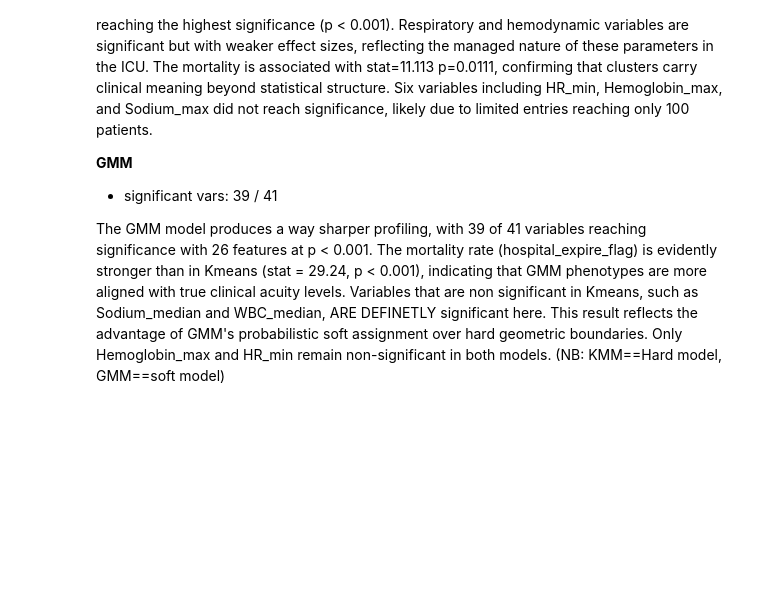
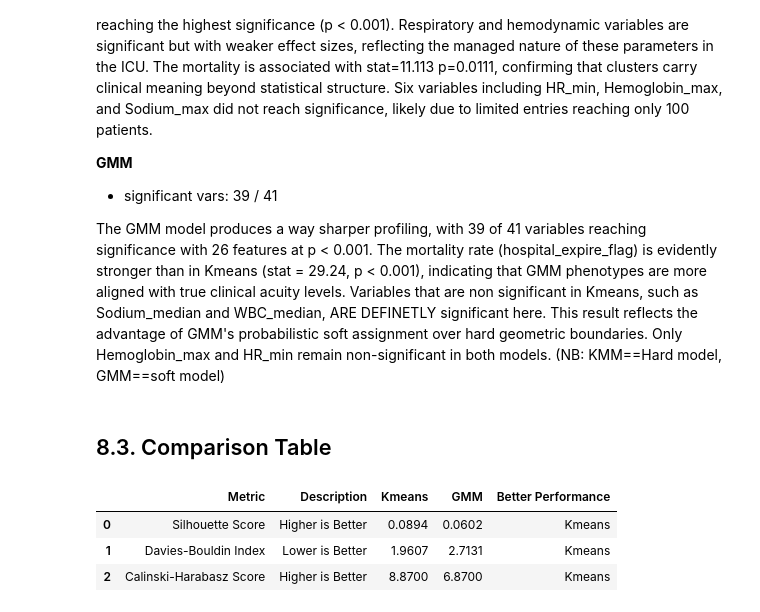
Before and after one commit to OnsHanafi/icu-acquity-phenotyping, a Jupyter notebook: ICUproject.ipynb, the cells around one changed output. Cells and saved outputs as stored; diff of their text form; code cells hidden in the pictures; blank space fills up the shorter version.

```diff
--- a/ICUproject.ipynb
+++ b/ICUproject.ipynb
@@ -1682,3 +1682,43 @@ The Kmeans model clustering shows strong differentiation across 35 of 41 variabl
 - significant vars: 39 / 41
 
 The GMM model produces a way sharper profiling, with 39 of 41 variables reaching significance with 26 features at p < 0.001. The mortality rate (hospital_expire_flag) is evidently stronger than in Kmeans (stat = 29.24, p < 0.001), indicating that GMM phenotypes are more aligned with true clinical acuity levels. Variables that are non significant in Kmeans, such as Sodium_median and WBC_median, ARE DEFINETLY significant here. This result reflects the advantage of GMM's probabilistic soft assignment over hard geometric boundaries. Only Hemoglobin_max and HR_min remain non-significant in both models. (NB: KMM==Hard model, GMM==soft model)
+# %% [markdown]
+## 8.3. Comparison Table
+# %%
+# --- 1. Internal Cluster Eval ---
+perf_T=performance_report.T
+# display(performance_report)
+internal_eval_df = pd.DataFrame({
+    "Metric" : ["Silhouette Score", "Davies-Bouldin Index", "Calinski-Harabasz Score"],
+    "Description" : ["Higher is Better", "Lower is Better", "Higher is Better"],
+    "Kmeans": [
+        float(perf_T.loc["Kmeans","Silhouette Score"]),
+        float(perf_T.loc["Kmeans","Davies-Bouldin Index"]),
+        float(perf_T.loc["Kmeans","Calinski-harabasz Score"])
+    ],
+    "GMM": [
+        float(perf_T.loc["GMM","Silhouette Score"]),
+        float(perf_T.loc["GMM","Davies-Bouldin Index"]),
+        float(perf_T.loc["GMM","Calinski-harabasz Score"])
+    ],
+
+})
+
+# determine model with better performance
+def determine_better_perf(row):
+    km=row["Kmeans"]
+    gmm=row["GMM"]
+    if "Higher is Better" in row["Description"]:
+        return "Kmeans" if km>gmm else "GMM" if km<gmm else "SAME PERF"
+    else:
+        return "Kmeans" if km<gmm else "GMM" if km>gmm else "SAME PERF"
+
+internal_eval_df["Better Performance"] = internal_eval_df.apply(determine_better_perf,axis=1)
+
+
+display(internal_eval_df)
+# %% [output]
+|  | Metric | Description | Kmeans | GMM | Better Performance |
+| 0 | Silhouette Score | Higher is Better | 0.0894 | 0.0602 | Kmeans |
+| 1 | Davies-Bouldin Index | Lower is Better | 1.9607 | 2.7131 | Kmeans |
+| 2 | Calinski-Harabasz Score | Higher is Better | 8.8700 | 6.8700 | Kmeans |
```
Also changed, not shown: parts of 15 cells of this notebook.
